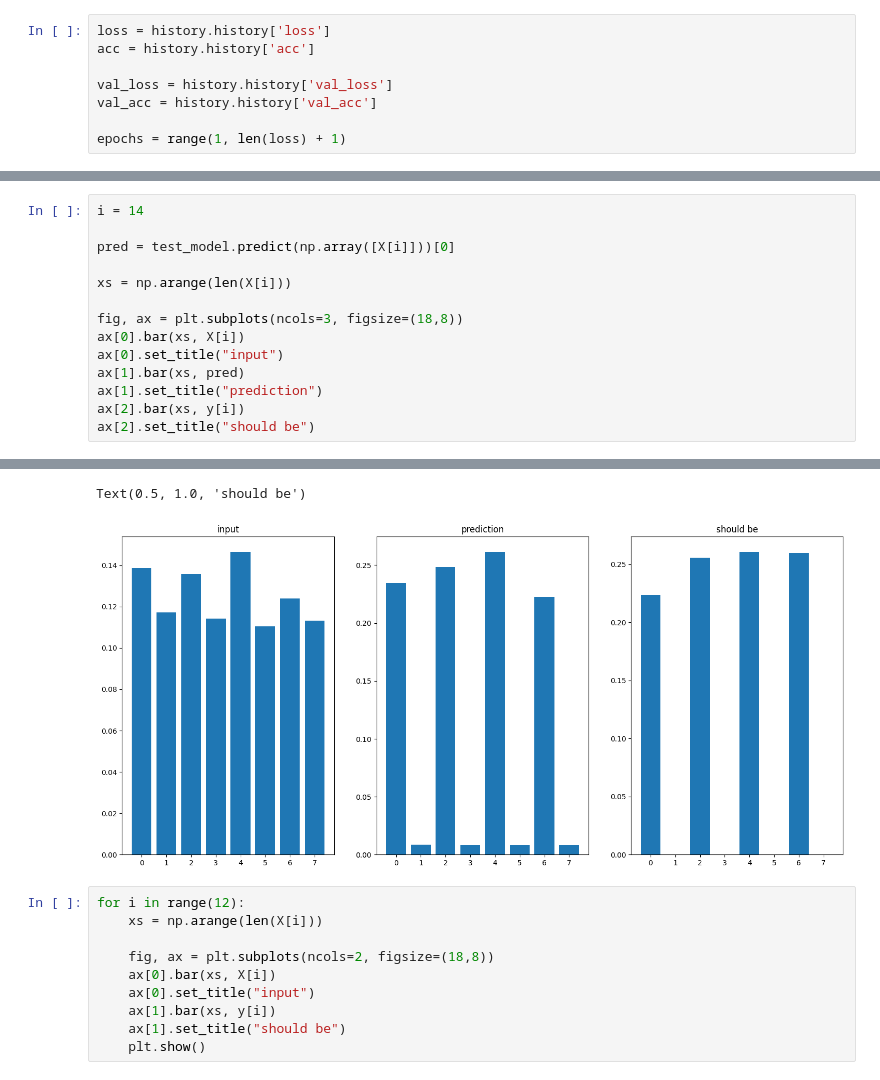
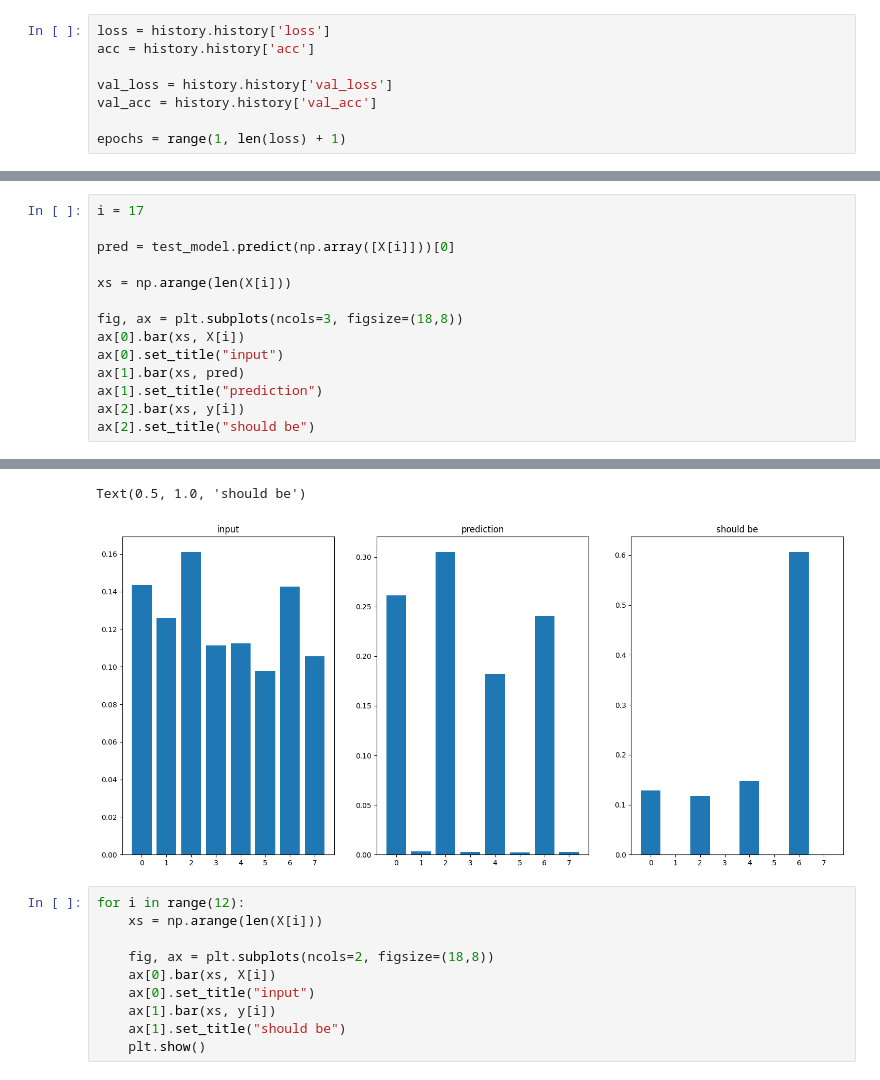
Before and after one commit to filipkojro/qw-defects, a Jupyter notebook: model_tests.ipynb, the cells around one changed output, grey strips where cells are left out. Drawn from its saved outputs; the diff is of its cells as text.

```diff
--- a/model_tests.ipynb
+++ b/model_tests.ipynb
@@ -123,5 +94,5 @@ ax[1].legend()
 # %%
-i = 14
+i = 17
 
 pred = test_model.predict(np.array([X[i]]))[0]
 
@@ -139,5 +110,5 @@ ax[2].set_title("should be")
 Text(0.5, 1.0, 'should be')
-[figure, old version]
+[figure, new version]
 # %%
 for i in range(12):
     xs = np.arange(len(X[i]))
```
Also changed, not shown: parts of 5 cells of this notebook, 4 other files.
